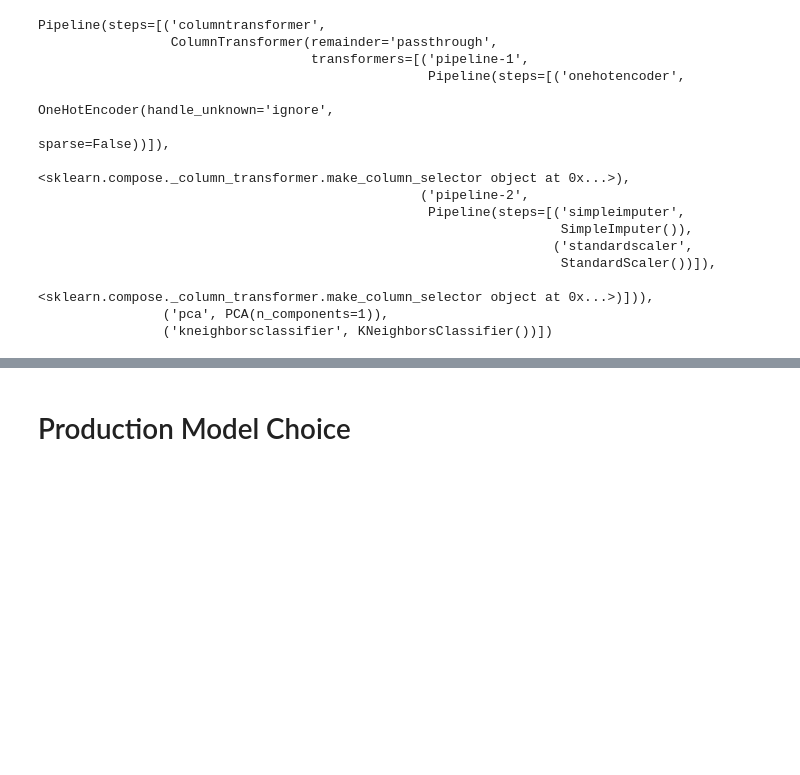
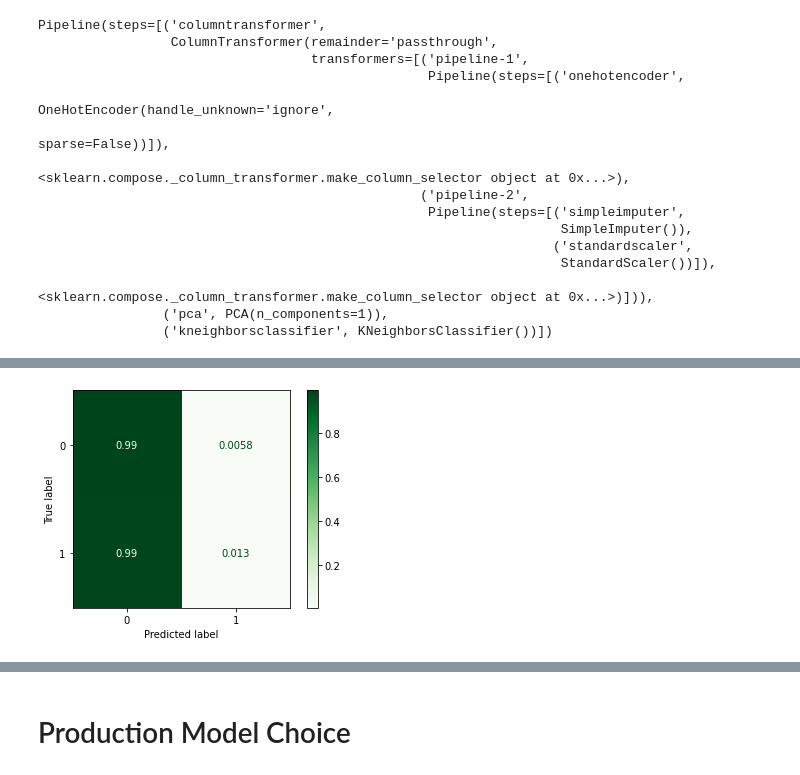
Before and after one commit to CillaCole/Project-2, a Jupyter notebook: Stroke_Prediction_Dataset_PC.ipynb, the cells around one changed output, grey strips where cells are left out. Saved outputs shown, nothing was run; the diff lists cells and outputs as text; code cells hidden in the pictures; blank space fills up the shorter version.

```diff
--- a/Stroke_Prediction_Dataset_PC.ipynb
+++ b/Stroke_Prediction_Dataset_PC.ipynb
@@ -284,3 +315,11 @@ X_testpro = processed.transform(X_test)
 # %%
 # instantiate the model with default parameters
 dec_tree = DecisionTreeClassifier(random_state = 42)
+
+param_grid = {'max_depth': [1,2,3],
+              'min_samples_leaf': [3,15,20],
+              'min_samples_split': [2, 10, 100]}
+# %%
+dt_grid_search = GridSearchCV(dec_tree, param_grid)
+# %%
+dt_grid_search.fit(X_trainpro, y_train)
@@ -512,0 +573,5 @@ Wall time: 180 ms
+# %%
+# create a confusion matrix display to get a clear view of the predicted results
+ConfusionMatrixDisplay.from_predictions(y_test, pcapreds, normalize='true', cmap='Greens');
+# %% [output]
+[figure, added]
```
Also changed, not shown: parts of 19 cells of this notebook.
